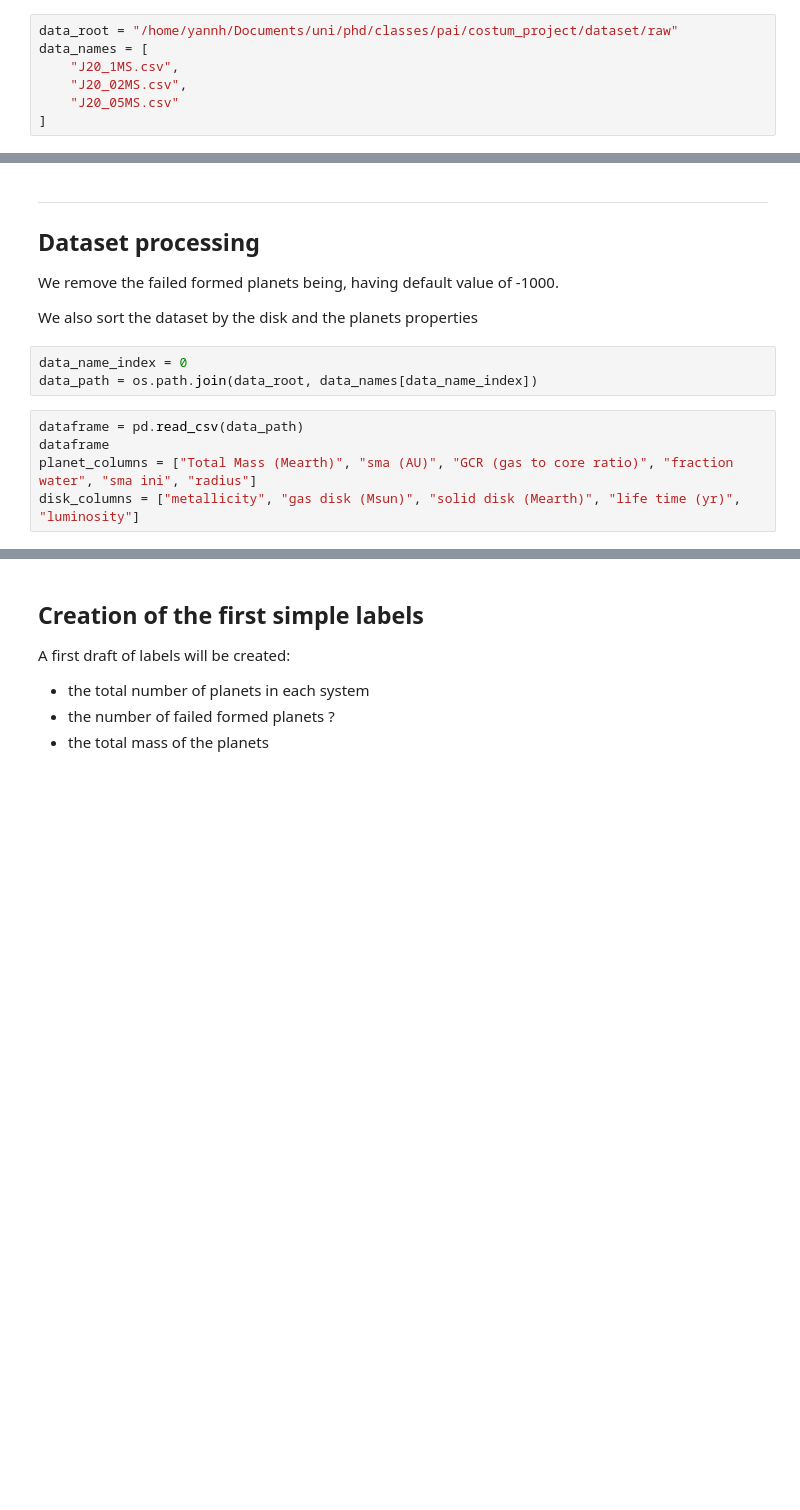
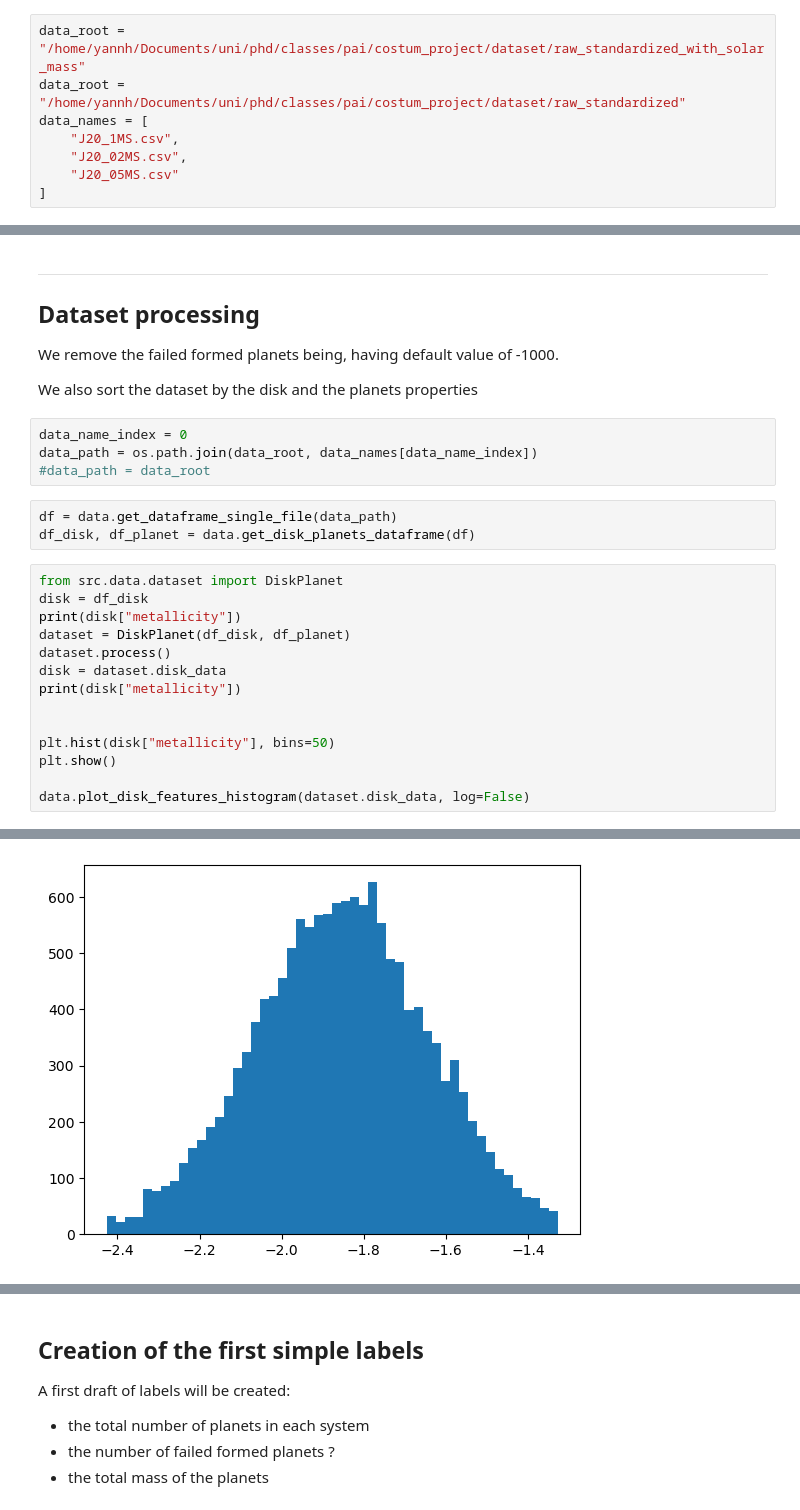
Before and after one commit to yannholzer/pai_costum_project, a Jupyter notebook: system_vizualisation.ipynb, the cells around one changed output, grey strips where cells are left out. Saved outputs shown, nothing was run; the diff lists cells and outputs as text; blank space fills up the shorter version.

```diff
--- a/system_vizualisation.ipynb
+++ b/system_vizualisation.ipynb
@@ -10,5 +11,6 @@ import os
 # %%
-data_root = "/home/yannh/Documents/uni/phd/classes/pai/costum_project/dataset/raw"
+data_root = "/home/yannh/Documents/uni/phd/classes/pai/costum_project/dataset/raw_standardized_with_solar_mass"
+data_root = "/home/yannh/Documents/uni/phd/classes/pai/costum_project/dataset/raw_standardized"
 data_names = [
     "J20_1MS.csv",
     "J20_02MS.csv",
@@ -32,8 +30,22 @@ We also sort the dataset by the disk and the planets properties
 # %%
 data_name_index = 0
 data_path = os.path.join(data_root, data_names[data_name_index])
+#data_path = data_root
-# %%
-dataframe = pd.read_csv(data_path)
-dataframe
-planet_columns = ["Total Mass (Mearth)", "sma (AU)", "GCR (gas to core ratio)", "fraction water", "sma ini", "radius"]
-disk_columns = ["metallicity", "gas disk (Msun)", "solid disk (Mearth)", "life time (yr)", "luminosity"]
+# %%
+df = data.get_dataframe_single_file(data_path)
+df_disk, df_planet = data.get_disk_planets_dataframe(df)
+# %%
+from src.data.dataset import DiskPlanet
+disk = df_disk
+print(disk["metallicity"])
+dataset = DiskPlanet(df_disk, df_planet)
+dataset.process()
+disk = dataset.disk_data
+print(disk["metallicity"])
+
+
+plt.hist(disk["metallicity"], bins=50)
+plt.show()
+
+data.plot_disk_features_histogram(dataset.disk_data, log=False)
+# %% [output]
@@ -39,0 +69 @@ disk_columns = ["metallicity", "gas disk (Msun)", "solid disk (Mearth)", "life t
+[figure, added]
```
Also changed, not shown: parts of 26 cells of this notebook, 39 other files.
